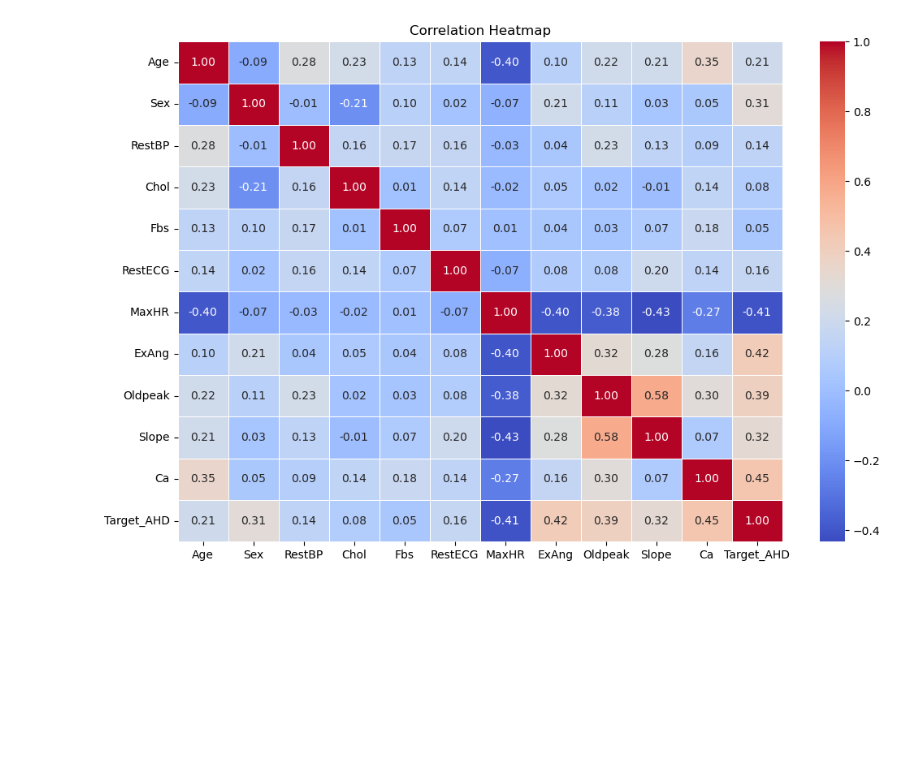
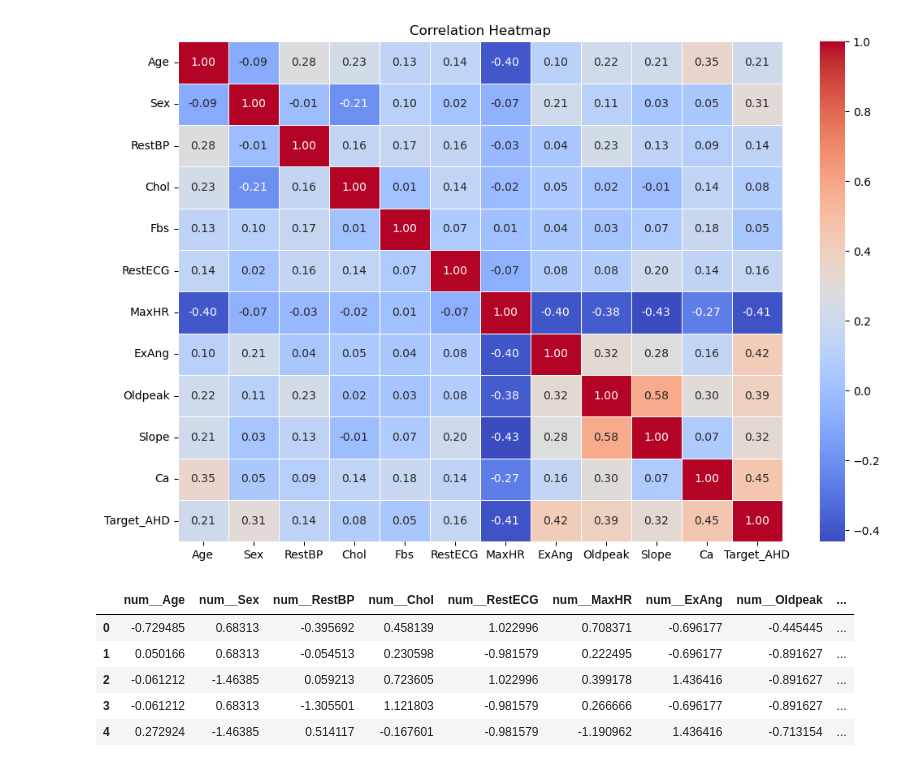
Before and after one commit to Claudy444/Heart_disease_classification, a Jupyter notebook: Heart_Disease_Analysis.ipynb, the cells around one changed output. Saved outputs shown, nothing was run; the diff lists cells and outputs as text; code cells hidden in the pictures; blank space fills up the shorter version.

Commit message:
Preprocessing and fit_transforming the data

```diff
--- a/Heart_Disease_Analysis.ipynb
+++ b/Heart_Disease_Analysis.ipynb
@@ -186,3 +186,39 @@ plt.show()
 # dropping fbs because it has very low correlation with the target
 X_train.drop(columns=["Fbs"], inplace=True)
 X_test.drop(columns=["Fbs"], inplace=True)
+# %%
+# Processing the numerical and categorical features separately with pipelines
+numerical_columns = X_train.select_dtypes(include=["int64", "float64"]).columns
+categorical_columns = X_train.select_dtypes(include=["object"]).columns
+
+preprocessor = ColumnTransformer(
+    transformers=[
+        ('num', Pipeline(steps=[
+            ('imputer', SimpleImputer(strategy="median")),
+            ('scaler', StandardScaler())
+        ]), numerical_columns),
+        ('cat', Pipeline(steps=[
+            ('imputer', SimpleImputer(strategy="most_frequent")),
+            ('onehot', OneHotEncoder(handle_unknown="ignore", sparse_output=False))
+        ]), categorical_columns)
+    ]
+)
+# %%
+#Tranforming the data
+X_train_transformed = preprocessor.fit_transform(X_train)
+X_test_transformed = preprocessor.transform(X_test)
+
+# Converting the arrays back to DataFrames for better readability
+feature_names = preprocessor.get_feature_names_out()
+
+X_train_final = pd.DataFrame(X_train_transformed, columns=feature_names)
+X_test_final = pd.DataFrame(X_test_transformed, columns=feature_names)
+
+X_train_final.head()
+# %% [output]
+|  | num__Age | num__Sex | num__RestBP | num__Chol | num__RestECG | num__MaxHR | num__ExAng | num__Oldpeak | ... |
+| 0 | -0.729485 | 0.68313 | -0.395692 | 0.458139 | 1.022996 | 0.708371 | -0.696177 | -0.445445 | ... |
+| 1 | 0.050166 | 0.68313 | -0.054513 | 0.230598 | -0.981579 | 0.222495 | -0.696177 | -0.891627 | ... |
+| 2 | -0.061212 | -1.46385 | 0.059213 | 0.723605 | 1.022996 | 0.399178 | 1.436416 | -0.891627 | ... |
+| 3 | -0.061212 | 0.68313 | -1.305501 | 1.121803 | -0.981579 | 0.266666 | -0.696177 | -0.891627 | ... |
+| 4 | 0.272924 | -1.46385 | 0.514117 | -0.167601 | -0.981579 | -1.190962 | 1.436416 | -0.713154 | ... |
```
